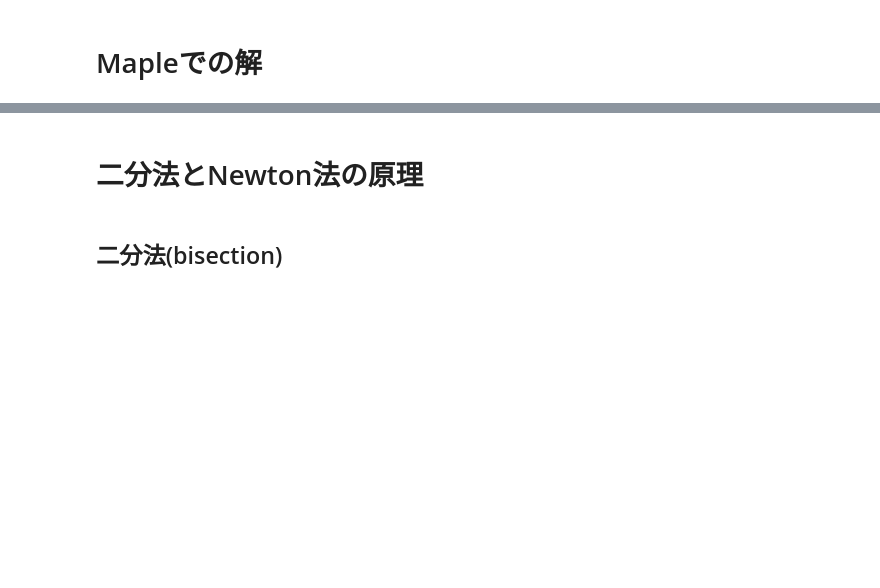
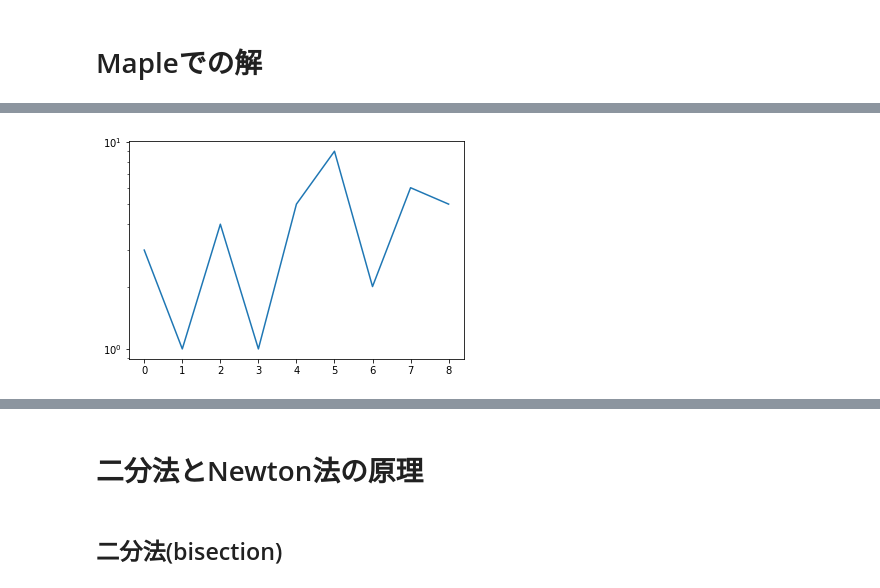
Before and after one commit to daddygongon/jupyter_num_calc, a Jupyter notebook: notebooks/fsolve.ipynb, the cells around one changed output, grey strips where cells are left out. Drawn from its saved outputs; the diff is of its cells as text; code cells hidden in the pictures; blank space fills up the shorter version.

```diff
--- a/notebooks/fsolve.ipynb
+++ b/notebooks/fsolve.ipynb
@@ -64,0 +75,9 @@ $$
+# %%
+import matplotlib.pyplot as plt
+
+plt.plot( [3,1,4,1,5,9,2,6,5] )
+plt.yscale("log") # y軸を対数目盛に
+
+plt.show()
+# %% [output]
+[figure, added]
```
Also changed, not shown: parts of 12 cells of this notebook, 2 other files.
